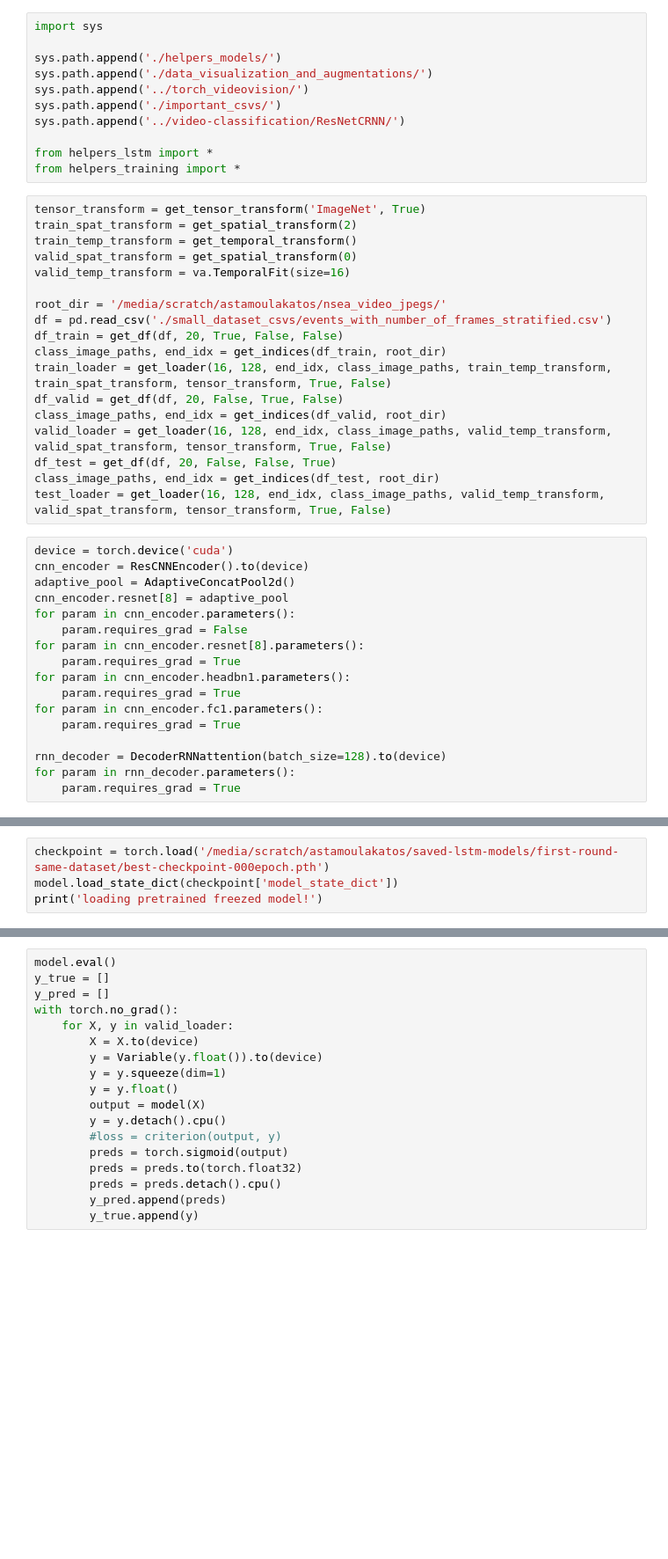
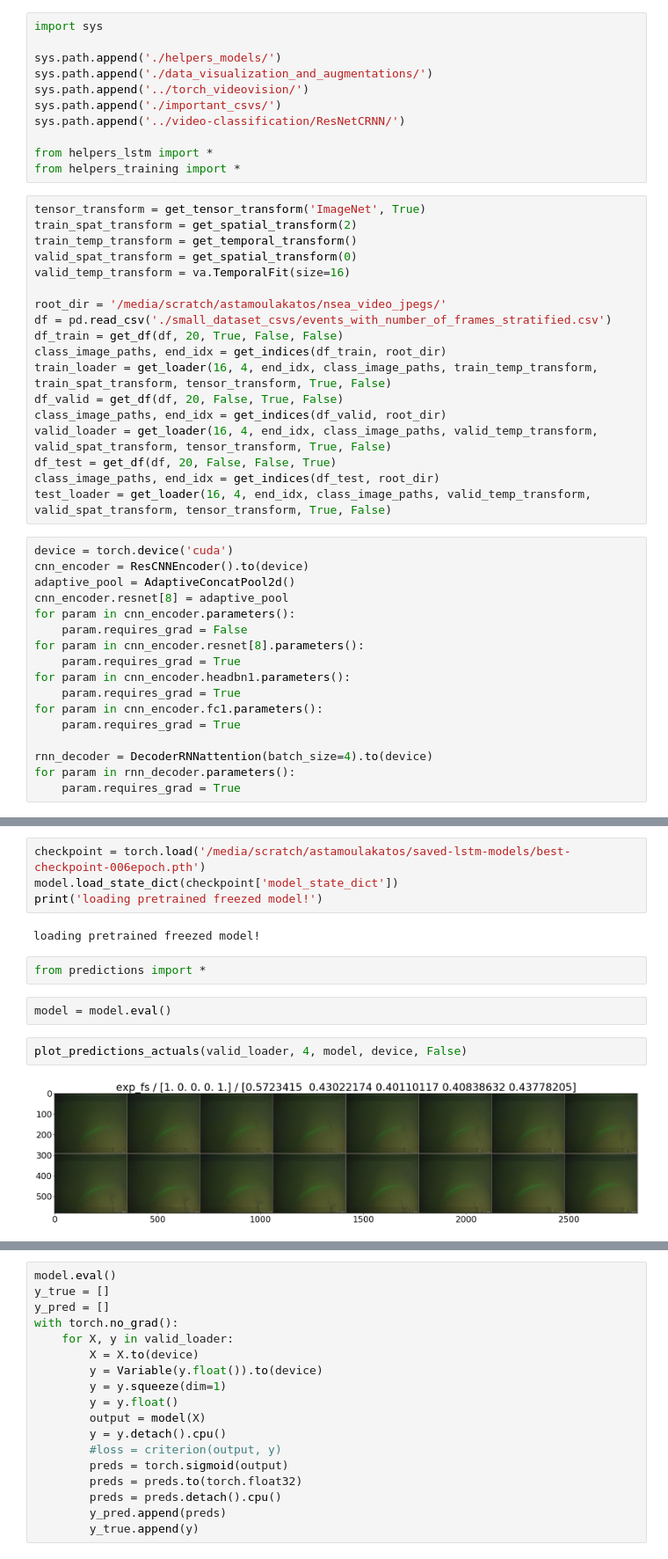
Before and after one commit to stamtron/thesis-second-dataset-extraction, a Jupyter notebook: 08-thresholds-lstm.ipynb, the cells around one changed output, grey strips where cells are left out. Shown at 88% size. Drawn from its saved outputs; the diff is of its cells as text; blank space fills up the shorter version.

Commit message:
added plot, predictions for lstm, turns out its not learning at all just the percentages of the labels

```diff
--- a/08-thresholds-lstm.ipynb
+++ b/08-thresholds-lstm.ipynb
@@ -20,13 +24,13 @@ root_dir = '/media/scratch/astamoulakatos/nsea_video_jpegs/'
 df = pd.read_csv('./small_dataset_csvs/events_with_number_of_frames_stratified.csv')
 df_train = get_df(df, 20, True, False, False)
 class_image_paths, end_idx = get_indices(df_train, root_dir)
-train_loader = get_loader(16, 128, end_idx, class_image_paths, train_temp_transform, train_spat_transform, tensor_transform, True, False)
+train_loader = get_loader(16, 4, end_idx, class_image_paths, train_temp_transform, train_spat_transform, tensor_transform, True, False)
 df_valid = get_df(df, 20, False, True, False)
 class_image_paths, end_idx = get_indices(df_valid, root_dir)
-valid_loader = get_loader(16, 128, end_idx, class_image_paths, valid_temp_transform, valid_spat_transform, tensor_transform, True, False)
+valid_loader = get_loader(16, 4, end_idx, class_image_paths, valid_temp_transform, valid_spat_transform, tensor_transform, True, False)
 df_test = get_df(df, 20, False, False, True)
 class_image_paths, end_idx = get_indices(df_test, root_dir)
-test_loader = get_loader(16, 128, end_idx, class_image_paths, valid_temp_transform, valid_spat_transform, tensor_transform, True, False)
+test_loader = get_loader(16, 4, end_idx, class_image_paths, valid_temp_transform, valid_spat_transform, tensor_transform, True, False)
 # %%
 device = torch.device('cuda')
 cnn_encoder = ResCNNEncoder().to(device)
@@ -41,7 +45,7 @@ for param in cnn_encoder.headbn1.parameters():
 for param in cnn_encoder.fc1.parameters():
     param.requires_grad = True
 
-rnn_decoder = DecoderRNNattention(batch_size=128).to(device)
+rnn_decoder = DecoderRNNattention(batch_size=4).to(device)
 for param in rnn_decoder.parameters():
     param.requires_grad = True
 # %%
@@ -52,4 +58,14 @@ torch.cuda.empty_cache()
 # %%
-checkpoint = torch.load('/media/scratch/astamoulakatos/saved-lstm-models/first-round-same-dataset/best-checkpoint-000epoch.pth')
+checkpoint = torch.load('/media/scratch/astamoulakatos/saved-lstm-models/best-checkpoint-006epoch.pth')
 model.load_state_dict(checkpoint['model_state_dict'])
 print('loading pretrained freezed model!')
+# %% [output]
+loading pretrained freezed model!
+# %%
+from predictions import *
+# %%
+model = model.eval()
+# %%
+plot_predictions_actuals(valid_loader, 4, model, device, False)
+# %% [output]
+[figure, added]
```
Also changed, not shown: parts of 3 cells of this notebook, 4 other files.
